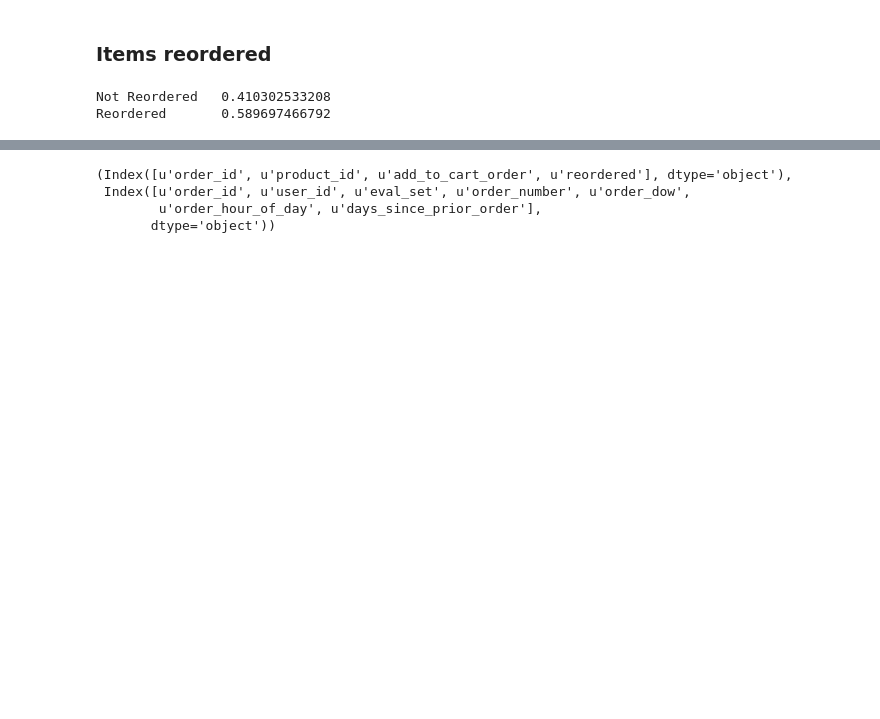
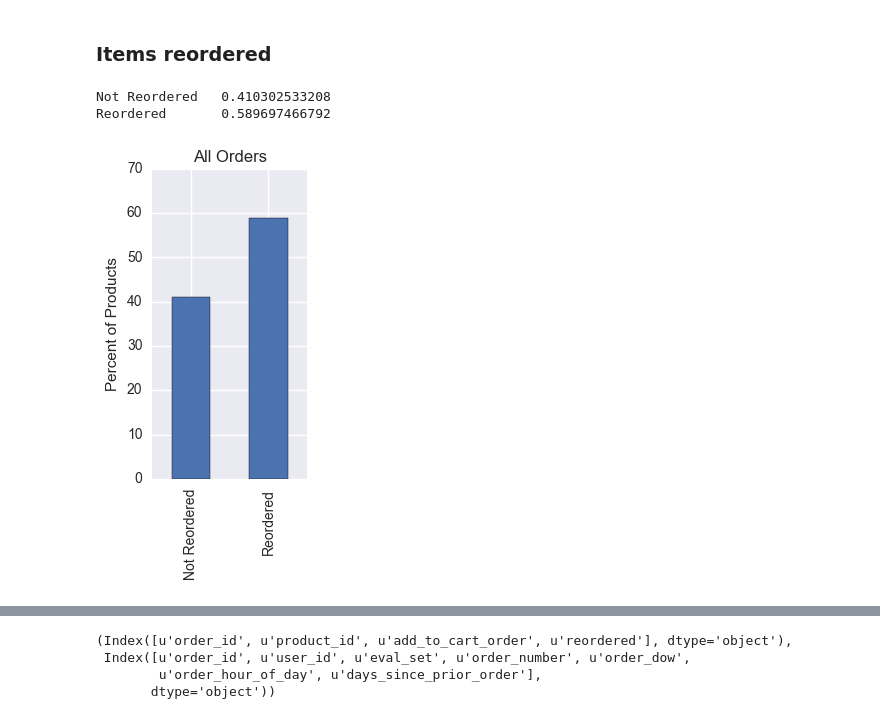
Before and after one commit to cemiller220/Instacart, a Jupyter notebook: Instacart.ipynb, the cells around one changed output, grey strips where cells are left out. Saved outputs shown, nothing was run; the diff lists cells and outputs as text; code cells hidden in the pictures; blank space fills up the shorter version.

```diff
--- a/Instacart.ipynb
+++ b/Instacart.ipynb
@@ -80,3 +93,16 @@ for val in order_products__prior.groupby('reordered').size():
 # %% [output]
 Not Reordered   0.410302533208
 Reordered       0.589697466792
+# %%
+reordered = pd.DataFrame(order_products__prior.groupby('reordered').size()).rename(columns={0: 'count'})
+reordered['count'] = reordered['count']/reordered['count'].sum()*100
+fig, ax = plt.subplots(figsize=(2,4))
+reordered['count'].plot(kind='bar', ax=ax)
+ax.set_xticklabels(['Not Reordered','Reordered'])
+plt.xlabel('')
+plt.ylabel('Percent of Products')
+plt.title('All Orders')
+plt.ylim([0,70])
+plt.savefig('figures/pct_reordered.png',bbox_inches='tight')
+# %% [output]
+[figure, added]
```
Also changed, not shown: parts of 14 cells of this notebook.
